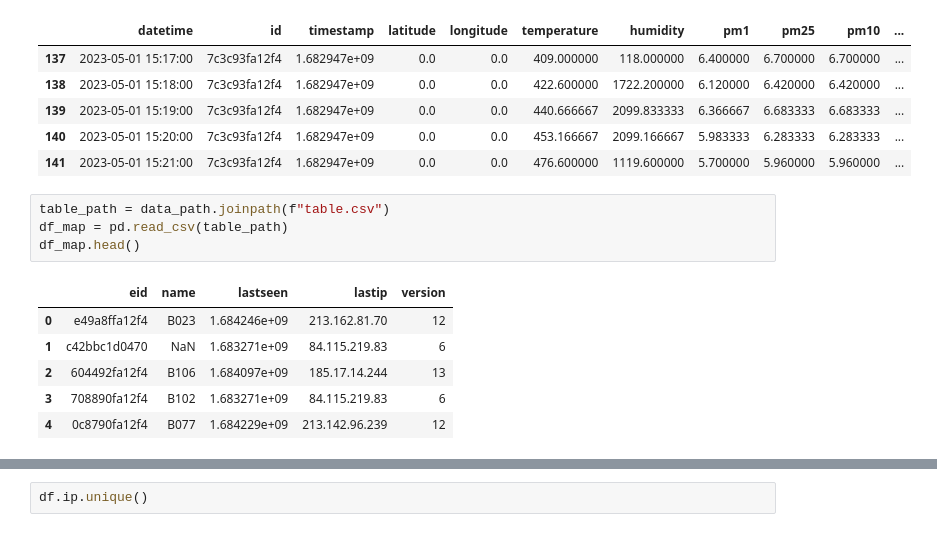
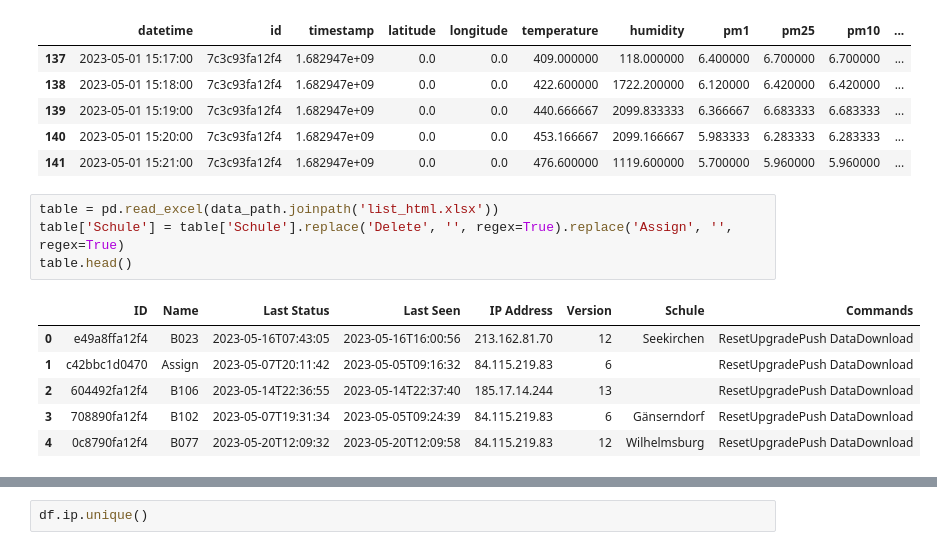
Before and after one commit to MoritzImendoerffer/luftdaten, a Jupyter notebook: code/plot_overly.ipynb, the cells around one changed output, grey strips where cells are left out. Cells and saved outputs as stored; diff of their text form.

Commit message:
switching to sensor names and dates

```diff
--- a/code/plot_overly.ipynb
+++ b/code/plot_overly.ipynb
@@ -47,14 +47,14 @@ df.head()
 | 139 | 2023-05-01 15:19:00 | 7c3c93fa12f4 | 1.682947e+09 | 0.0 | 0.0 | 440.666667 | 2099.833333 | 6.366667 | 6.683333 | 6.683333 | ... |
 | 140 | 2023-05-01 15:20:00 | 7c3c93fa12f4 | 1.682947e+09 | 0.0 | 0.0 | 453.166667 | 2099.166667 | 5.983333 | 6.283333 | 6.283333 | ... |
 | 141 | 2023-05-01 15:21:00 | 7c3c93fa12f4 | 1.682947e+09 | 0.0 | 0.0 | 476.600000 | 1119.600000 | 5.700000 | 5.960000 | 5.960000 | ... |
-# %%
-table_path = data_path.joinpath(f"table.csv")
-df_map = pd.read_csv(table_path)
-df_map.head()
-# %% [output]
-|  | eid | name | lastseen | lastip | version |
-| 0 | e49a8ffa12f4 | B023 | 1.684246e+09 | 213.162.81.70 | 12 |
-| 1 | c42bbc1d0470 | NaN | 1.683271e+09 | 84.115.219.83 | 6 |
-| 2 | 604492fa12f4 | B106 | 1.684097e+09 | 185.17.14.244 | 13 |
-| 3 | 708890fa12f4 | B102 | 1.683271e+09 | 84.115.219.83 | 6 |
-| 4 | 0c8790fa12f4 | B077 | 1.684229e+09 | 213.142.96.239 | 12 |
+# %%
+table = pd.read_excel(data_path.joinpath('list_html.xlsx'))
+table['Schule'] = table['Schule'].replace('Delete', '', regex=True).replace('Assign', '', regex=True)
+table.head()
+# %% [output]
+|  | ID | Name | Last Status | Last Seen | IP Address | Version | Schule | Commands |
+| 0 | e49a8ffa12f4 | B023 | 2023-05-16T07:43:05 | 2023-05-16T16:00:56 | 213.162.81.70 | 12 | Seekirchen | ResetUpgradePush DataDownload |
+| 1 | c42bbc1d0470 | Assign | 2023-05-07T20:11:42 | 2023-05-05T09:16:32 | 84.115.219.83 | 6 |  | ResetUpgradePush DataDownload |
+| 2 | 604492fa12f4 | B106 | 2023-05-14T22:36:55 | 2023-05-14T22:37:40 | 185.17.14.244 | 13 |  | ResetUpgradePush DataDownload |
+| 3 | 708890fa12f4 | B102 | 2023-05-07T19:31:34 | 2023-05-05T09:24:39 | 84.115.219.83 | 6 | Gänserndorf | ResetUpgradePush DataDownload |
+| 4 | 0c8790fa12f4 | B077 | 2023-05-20T12:09:32 | 2023-05-20T12:09:58 | 84.115.219.83 | 12 | Wilhelmsburg | ResetUpgradePush DataDownload |
```
Also changed, not shown: parts of 6 cells of this notebook, 1 other file.
